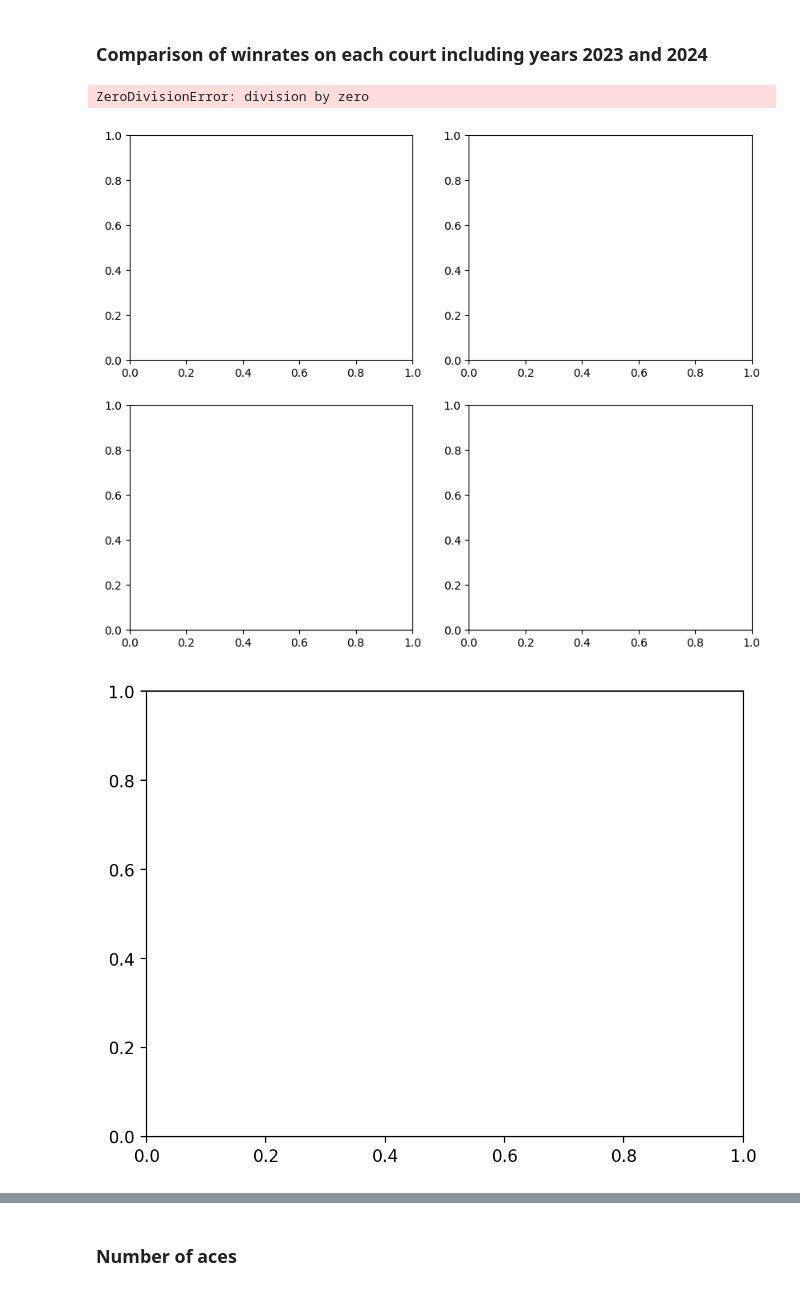
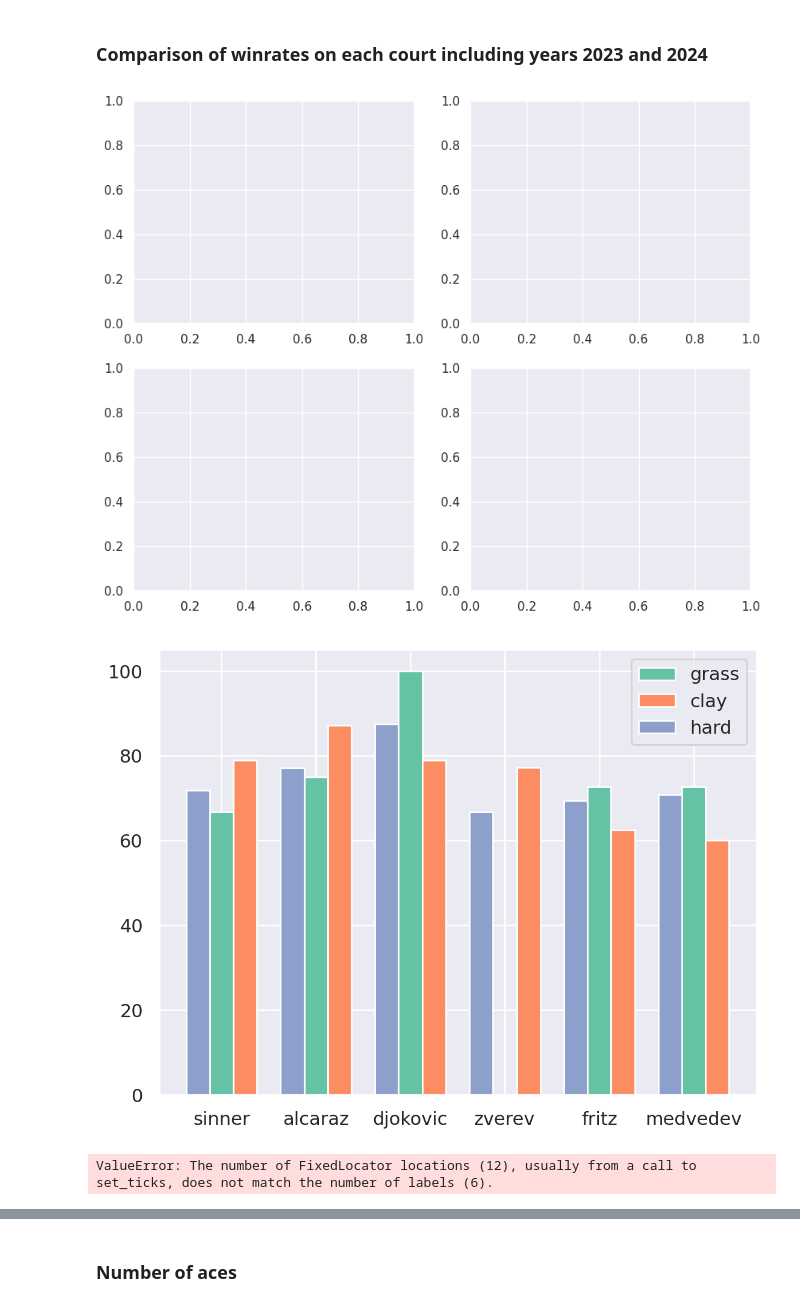
Before and after one commit to Matteo294/ATP-analysis, a Jupyter notebook: analysis/anal.ipynb, the cells around one changed output, grey strips where cells are left out. Drawn from its saved outputs; the diff is of its cells as text; code cells hidden in the pictures.

```diff
--- a/analysis/anal.ipynb
+++ b/analysis/anal.ipynb
@@ -70,11 +70,11 @@ for year in [2022, 2023, 2024]:
     for name in players:
 
         cmd = f"SELECT COUNT(*) FROM {name} WHERE win='yes' AND \
-            (tourney_date LIKE '2023%' OR tourney_date LIKE '{year}%') AND surface='Hard';"
+            (tourney_date LIKE '{year}%') AND surface='Hard';"
         cur.execute(cmd)
         w = cur.fetchone()[0]
         cmd = f"SELECT COUNT(*) FROM {name} WHERE win='no' AND \
-            (tourney_date LIKE '2023%' OR tourney_date LIKE '{year}%') AND surface='Hard';"
+            (tourney_date LIKE '{year}%') AND surface='Hard';"
         cur.execute(cmd)
         l = cur.fetchone()[0]
         wr_hard.append(w / (w+l) * 100)
@@ -86,34 +86,37 @@ for year in [2022, 2023, 2024]:
         cmd = f"SELECT COUNT(*) FROM {name} WHERE win='no' AND \
             (tourney_date LIKE '{year}%') AND surface='Grass';"
         cur.execute(cmd)
         l = cur.fetchone()[0]
-        wr_grass.append(w / (w+l) * 100)
+        if w == 0 and l == 0:
+            wr_grass.append(0)
+        else:
+            wr_grass.append(w / (w+l) * 100)
 
         cmd = f"SELECT COUNT(*) FROM {name} WHERE win='yes' AND \
             (tourney_date LIKE '{year}%') AND surface='Clay';"
         cur.execute(cmd)
         w = cur.fetchone()[0]
         cmd = f"SELECT COUNT(*) FROM {name} WHERE win='no' AND \
             (tourney_date LIKE '{year}%') AND surface='Clay';"
         cur.execute(cmd)
         l = cur.fetchone()[0]
         wr_clay.append(w / (w+l) * 100)
 
     r = np.arange(len(wr_hard))
     r2 = r + barWidth
     r3 = r2 + barWidth
 
     plt.bar(r2, wr_grass, width=barWidth, edgecolor='white', label='grass')
     plt.bar(r3, wr_clay, width=barWidth, edgecolor='white', label='clay')
     plt.bar(r, wr_hard, width=barWidth, edgecolor='white', label='hard')
 
     ax.set_xticks(r + barWidth)
     ax.set_xticklabels(players)
 
     plt.legend()
     plt.savefig("./figures/court_winrates.png")
     plt.show()
 # %% [output]
-ZeroDivisionError: division by zero
-[figure, old version]
+[figure, new version]
-[figure, old version]
+[figure, new version]
+ValueError: The number of FixedLocator locations (12), usually from a call to set_ticks, does not match the number of labels (6).
```
Also changed, not shown: parts of 2 cells of this notebook, 2 other files.
